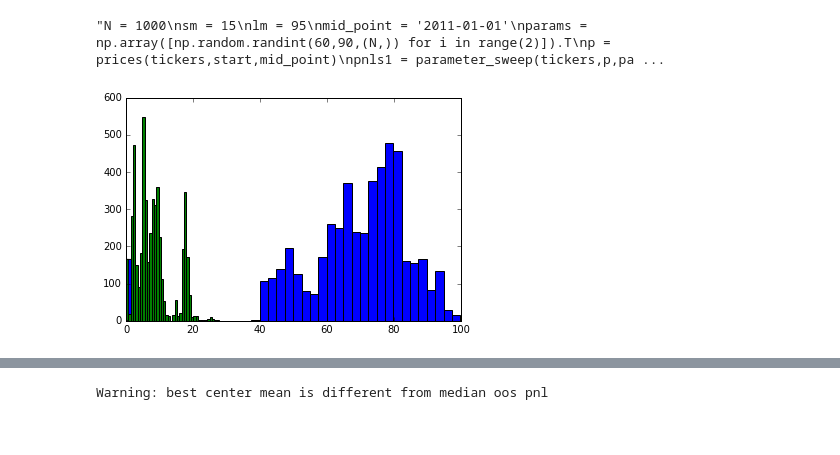
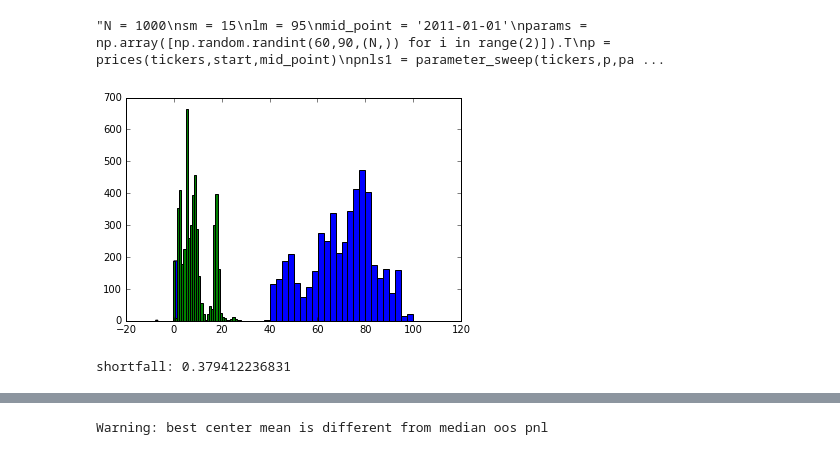
Before and after one commit to rodler/cybertraders, a Jupyter notebook: vector_ma_version_2.ipynb, the cells around one changed output, grey strips where cells are left out. Drawn from its saved outputs; the diff is of its cells as text; code cells hidden in the pictures.

```diff
--- a/vector_ma_version_2.ipynb
+++ b/vector_ma_version_2.ipynb
@@ -121,10 +121,13 @@ for pnl in pnls:
 # %%
 
 plt.hist(pnls1,40)
 plt.hist(pnls2,40)
 show()
+shortfall = (mean(pnls1)-mean(pnls2)*frac)/mean(pnls1)
+print 'shortfall:',shortfall
 # %% [output]
-[figure, old version]
+[figure, new version]
+shortfall: 0.379412236831
 # %%
 def remove_nans(pnls1,pnls2,vals):
     idx1 = ~np.isnan(pnls1)
```
Also changed, not shown: parts of 5 cells of this notebook.
